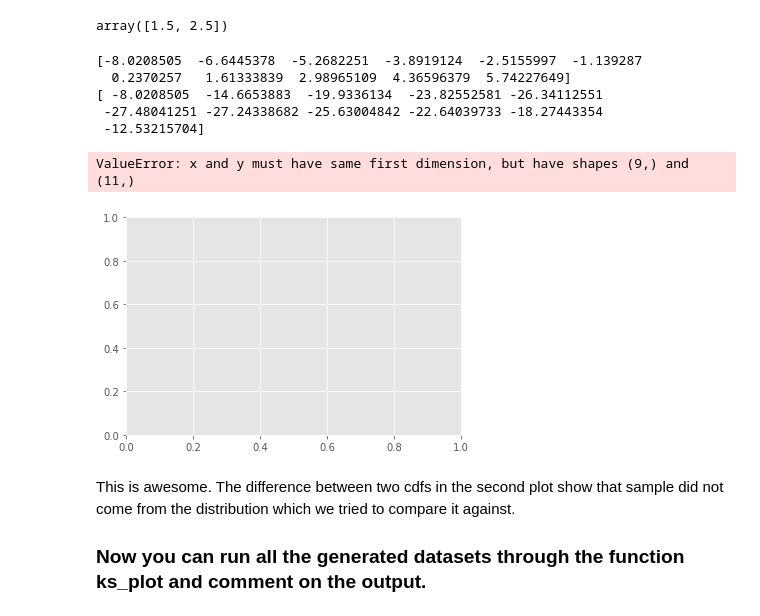
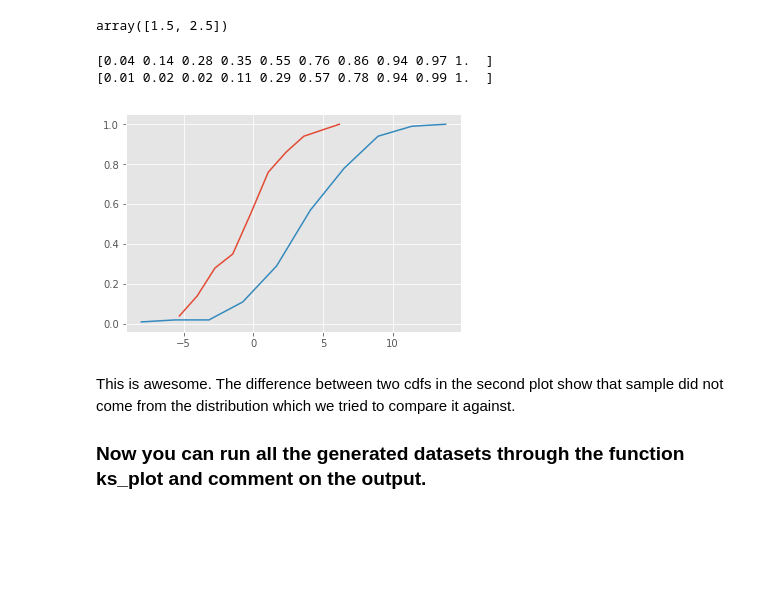
Before and after one commit to npschafer/dsc-komogorov-smirnov-test-lab-houston-ds-042219, a Jupyter notebook: index.ipynb, the cells around one changed output. Cells and saved outputs as stored; diff of their text form; code cells hidden in the pictures; blank space fills up the shorter version.

```diff
--- a/index.ipynb
+++ b/index.ipynb
@@ -82,24 +82,19 @@ array([1.5, 2.5])
 # %%
 # You code here
 
 def ks_plot(data):
-    bins, data = np.histogram(data, density=True)
-    print(data)
-    cdf = np.cumsum(data)
+    data, bins = np.histogram(data)
+    cdf = np.cumsum(data/np.sum(data))
     print(cdf)
     plt.plot((bins[1:]+bins[:-1])/2, cdf)
 
 # Uncomment below to run the test
 ks_plot(stats.norm.rvs(loc=0, scale=3, size=100))
 ks_plot(stats.norm.rvs(loc=5, scale=4, size=100))
 # %% [output]
-[-8.0208505  -6.6445378  -5.2682251  -3.8919124  -2.5155997  -1.139287
-  0.2370257   1.61333839  2.98965109  4.36596379  5.74227649]
-[ -8.0208505  -14.6653883  -19.9336134  -23.82552581 -26.34112551
- -27.48041251 -27.24338682 -25.63004842 -22.64039733 -18.27443354
- -12.53215704]
+[0.04 0.14 0.28 0.35 0.55 0.76 0.86 0.94 0.97 1.  ]
+[0.01 0.02 0.02 0.11 0.29 0.57 0.78 0.94 0.99 1.  ]
-ValueError: x and y must have same first dimension, but have shapes (9,) and (11,)
-[figure, old version]
+[figure, new version]
 # %% [markdown]
 This is awesome. The difference between two cdfs in the second plot show that sample did not come from the distribution which we tried to compare it against.
 
```
